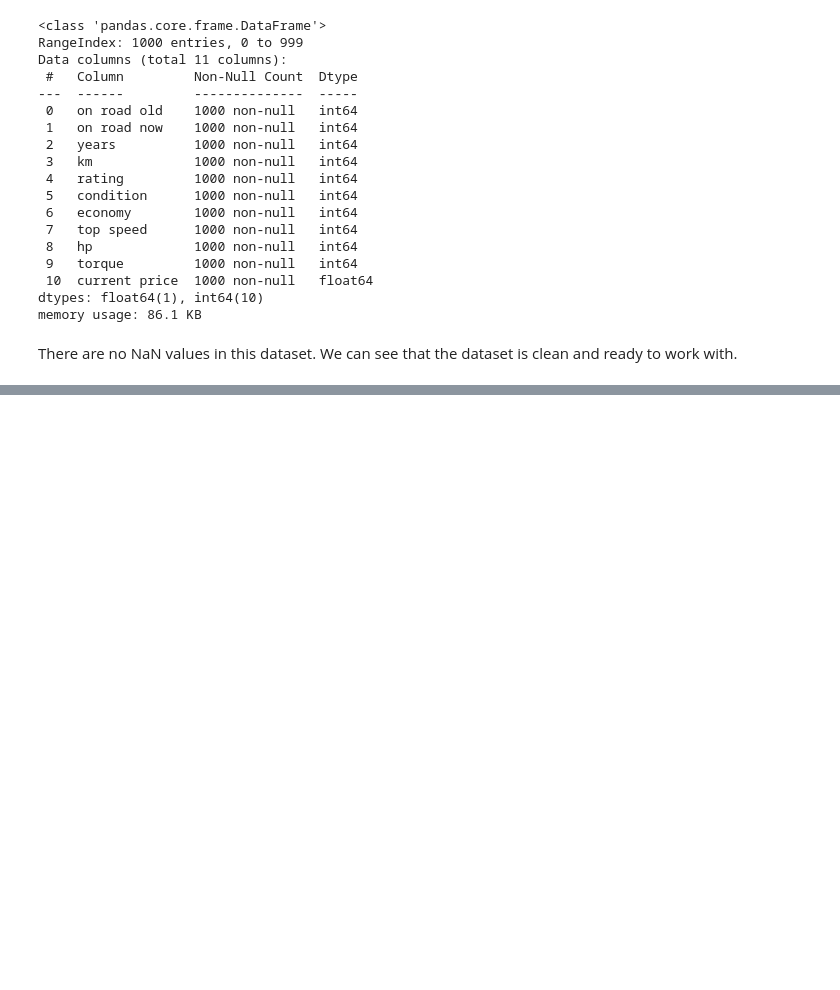
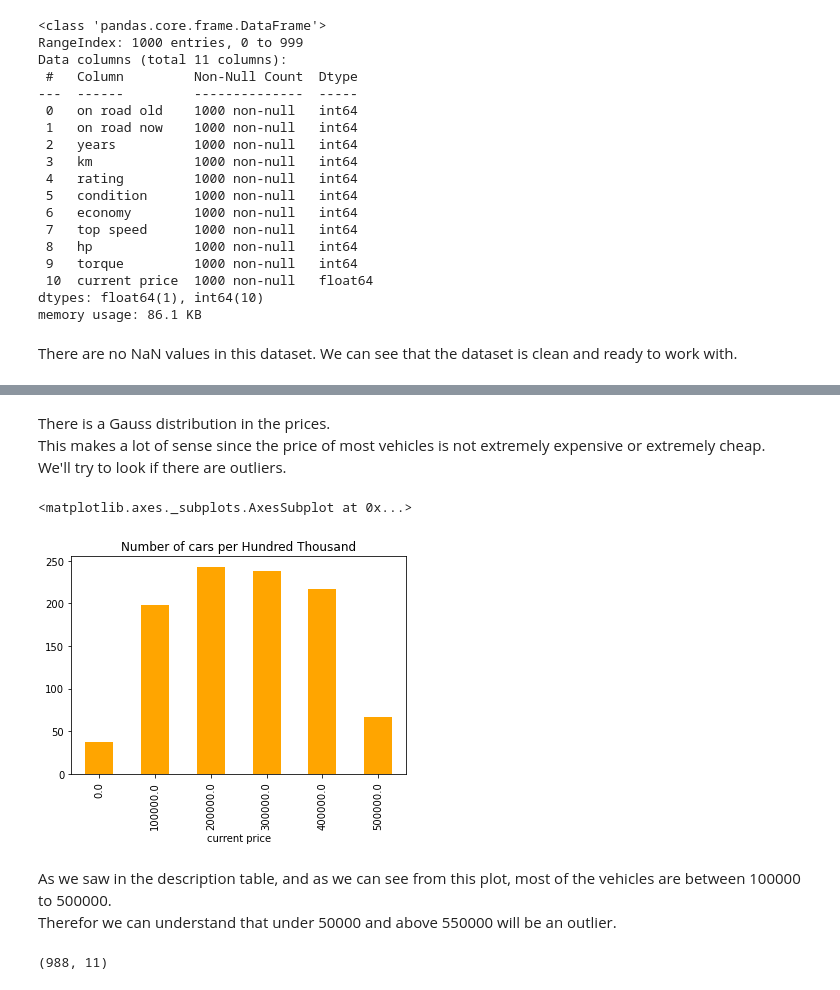
Before and after one commit to Esther-Bi/Introduction-to-Data-Science-2020-Semester-A-Final-Project, a Jupyter notebook: Notebook 4.ipynb, the cells around one changed output, grey strips where cells are left out. Drawn from its saved outputs; the diff is of its cells as text; code cells hidden in the pictures; blank space fills up the shorter version.

```diff
--- a/Notebook 4.ipynb
+++ b/Notebook 4.ipynb
@@ -107,0 +143,18 @@ df.describe()
+# %% [markdown]
+There is a Gauss distribution in the prices. <br>
+This makes a lot of sense since the price of most vehicles is not extremely expensive or extremely cheap. <br>
+We'll try to look if there are outliers.
+# %%
+df.groupby(df['current price'] // 100000 * 100000).size().plot(kind='bar' , color='orange' , title='Number of cars per Hundred Thousand')
+# %% [output]
+<matplotlib.axes._subplots.AxesSubplot at 0x...>
+[figure, added]
+# %% [markdown]
+As we saw in the description table, and as we can see from this plot, most of the vehicles are between 100000 to 500000.<br>
+Therefor we can understand that under 50000 and above 550000 will be an outlier.
+# %%
+df = df.drop(df[(df['current price'] >550000)].index)
+df = df.drop(df[(df['current price'] <50000)].index)
+df.shape
+# %% [output]
+(988, 11)
```
Also changed, not shown: parts of 15 cells of this notebook.
